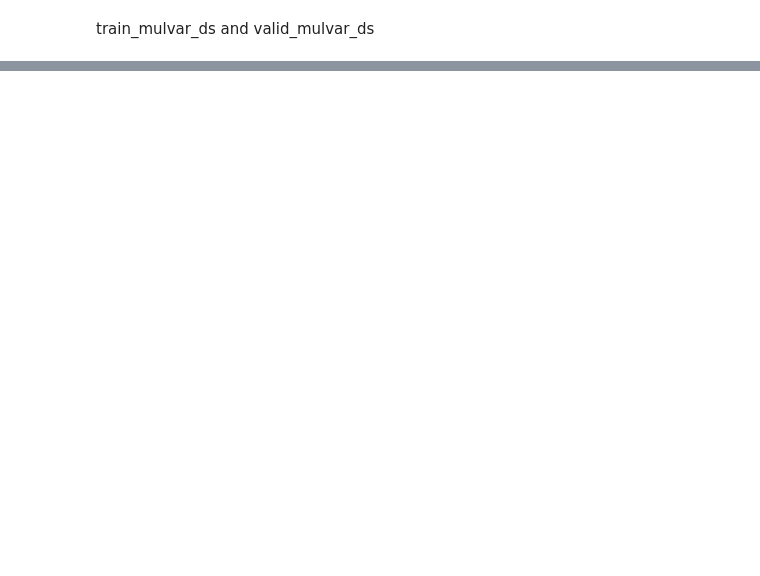
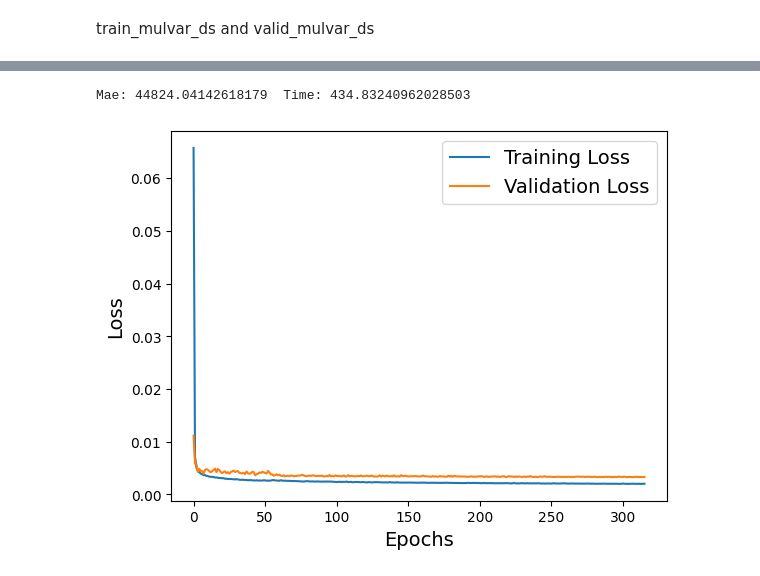
Before and after one commit to moheed-ali/AIML-Notebook-Collection, a Jupyter notebook: ridership_prediction.ipynb, the cells around one changed output, grey strips where cells are left out. Saved outputs shown, nothing was run; the diff lists cells and outputs as text; code cells hidden in the pictures; blank space fills up the shorter version.

```diff
--- a/ridership_prediction.ipynb
+++ b/ridership_prediction.ipynb
@@ -169,0 +221,13 @@ mae, history, time = fit_and_evaluate(mulvar_model, train_mulvar_ds, valid_mulva
+# %%
+seq2seq_train = to_seq2seq_dataset(mulvar_train, shuffle=True, seed=42)
+seq2seq_valid = to_seq2seq_dataset(mulvar_valid)
+# %%
+tf.random.set_seed(42)  # extra code – ensures reproducibility
+
+### your code
+seq2seq_model = tf.keras.Sequential([
+    tf.keras.layers.SimpleRNN(50, return_sequences=True, input_shape=[None, 5]),
+    tf.keras.layers.Dense(14)  # no activation function by default
+])
+# %%
+seq_mae, seq_history, seq_time = fit_and_evaluate(seq2seq_model, seq2seq_train, seq2seq_valid, learning_rate=0.1)
@@ -170 +252,15 @@ mae, history, time = fit_and_evaluate(mulvar_model, train_mulvar_ds, valid_mulva
+# %%
+print("Mae:", seq_mae, "\tTime:", seq_time)
+# %% [output]
+Mae: 44824.04142618179  Time: 434.83240962028503
+# %%
+# Plot training and validation loss
+plt.plot(seq_history.history['loss'], label='Training Loss')
+plt.plot(seq_history.history['val_loss'], label='Validation Loss')
+plt.xlabel('Epochs')
+plt.ylabel('Loss')
+plt.legend()
+plt.show()
+# %% [output]
+[figure, added]
 # %%
```
Also changed, not shown: parts of 9 cells of this notebook.
